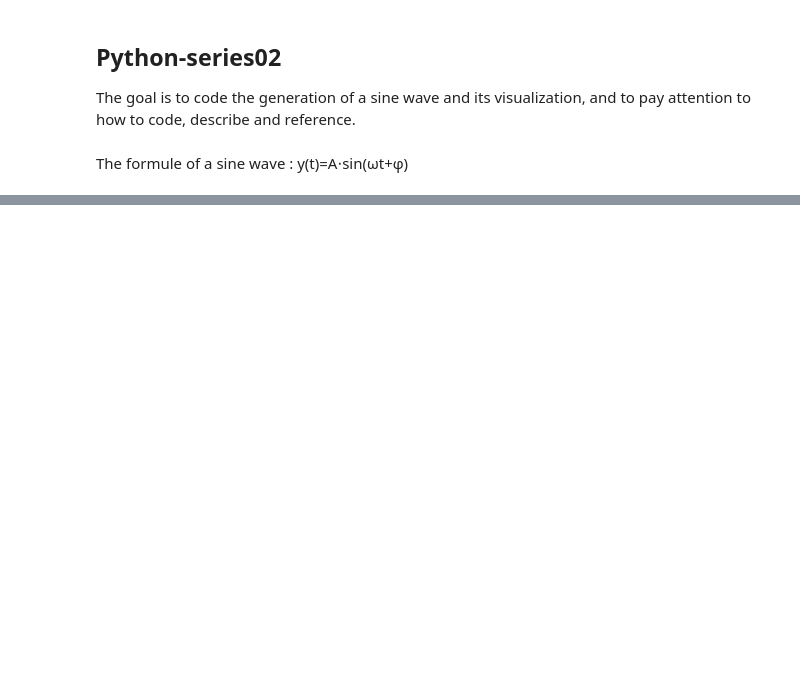
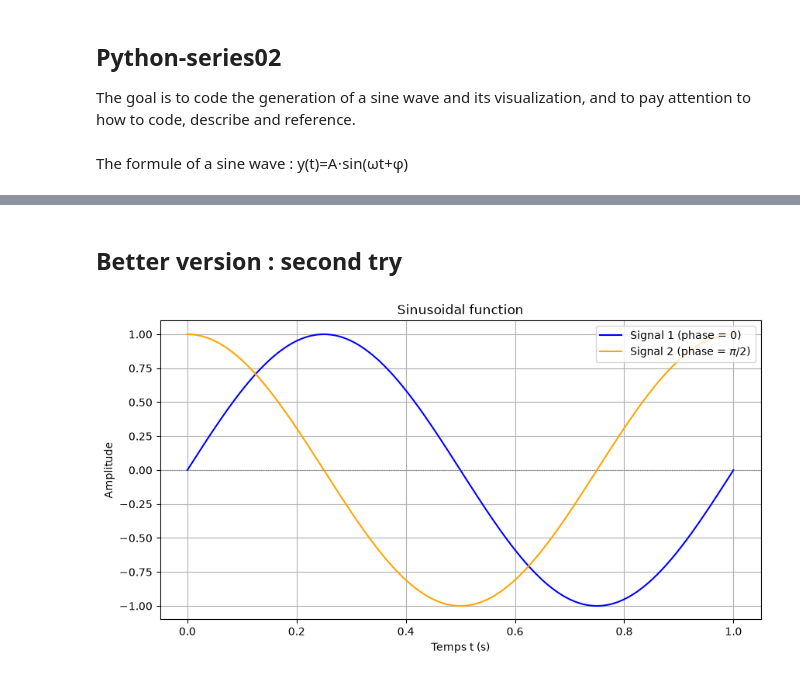
Before and after one commit to jeanne-le-roux-web/python-series02, a Jupyter notebook: python-series02.ipynb, the cells around one changed output, grey strips where cells are left out. Saved outputs shown, nothing was run; the diff lists cells and outputs as text; code cells hidden in the pictures; blank space fills up the shorter version.

```diff
--- a/python-series02.ipynb
+++ b/python-series02.ipynb
@@ -38,0 +41,36 @@ plt.savefig("sine_function.png")
+# %% [markdown]
+## Better version : second try
+# %%
+import numpy as np
+import matplotlib.pyplot as plt
+
+def sinusoid(t, amplitude=1.0, frequency=2.0, phase=0.0):
+
+    s = amplitude * np.sin(2 * np.pi * frequency * t + phase)
+    return s
+
+# 1. Definition temporel axis
+t = np.linspace(0, 1, 1000)
+
+# 2. Utilisation de notre fonction avec la même amplitude, mais une phase différente (décalage de pi/2)
+s1 = sinusoid(t, amplitude=1.0, frequency=1.0, phase=0.0)             # Premier signal (sinus de base)
+s2 = sinusoid(t, amplitude=1.0, frequency=1.0, phase=np.pi / 2)       # Second signal (déphasé de pi/2)
+
+# 3. Tracé des deux signaux sur le même graphique pour observer le décalage
+plt.figure(figsize=(10, 5))
+plt.plot(t, s1, label='Signal 1 (phase = 0)', color='blue')
+plt.plot(t, s2, label='Signal 2 (phase = $\pi/2$)', color='orange')
+
+# 4. Habillage du graphique pour assurer une lisibilité optimale
+plt.title("Sinusoidal function")
+plt.xlabel("Temps t (s)")
+plt.ylabel("Amplitude")
+plt.axhline(0, color='grey', linewidth=0.8, linestyle=':') # Ligne d'équilibre à y=0
+plt.legend(loc='upper right')
+plt.grid(True)
+
+# 5. Sauvegarde de la version finale propre au format PDF
+plt.savefig("sinusoid_phase_plot.pdf", format="pdf", bbox_inches='tight')
+plt.show()
+# %% [output]
+[figure, added]
```
Also changed, not shown: parts of 2 cells of this notebook, 3 other files.
